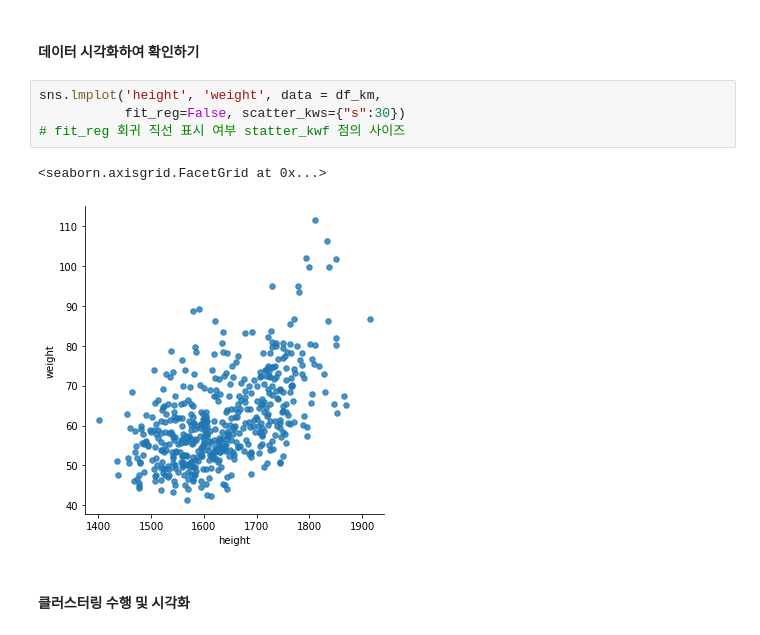
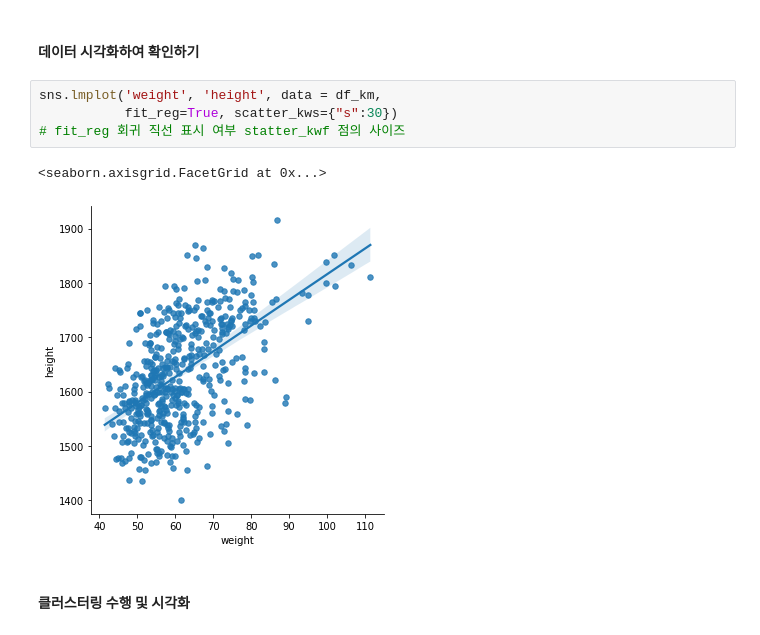
Before and after one commit to ESJoGithub/PythonStudy, a Jupyter notebook: Python_220809_K_means01.ipynb, the cells around one changed output. Drawn from its saved outputs; the diff is of its cells as text.

```diff
--- a/Python_220809_K_means01.ipynb
+++ b/Python_220809_K_means01.ipynb
@@ -34,12 +34,12 @@ print(df_km.shape)
 # %% [markdown]
 #### **데이터 시각화하여 확인하기**
 # %%
-sns.lmplot('height', 'weight', data = df_km,
-           fit_reg=False, scatter_kws={"s":30})
+sns.lmplot('weight', 'height', data = df_km,
+           fit_reg=True, scatter_kws={"s":30})
 # fit_reg 회귀 직선 표시 여부 statter_kwf 점의 사이즈
 # %% [output]
 <seaborn.axisgrid.FacetGrid at 0x...>
-[figure, old version]
+[figure, new version]
 # %% [markdown]
 #### **클러스터링 수행 및 시각화**
 # %%
```
Also changed, not shown: parts of 2 cells of this notebook.
